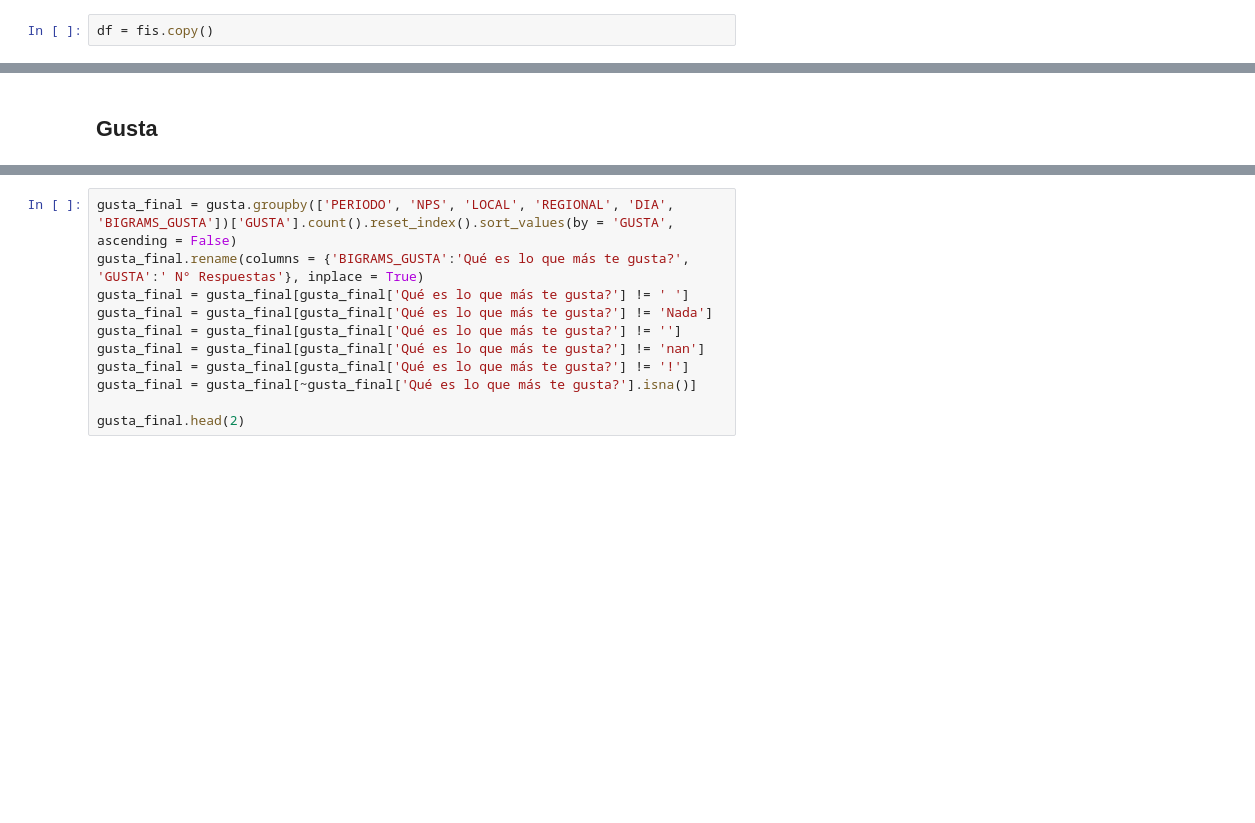
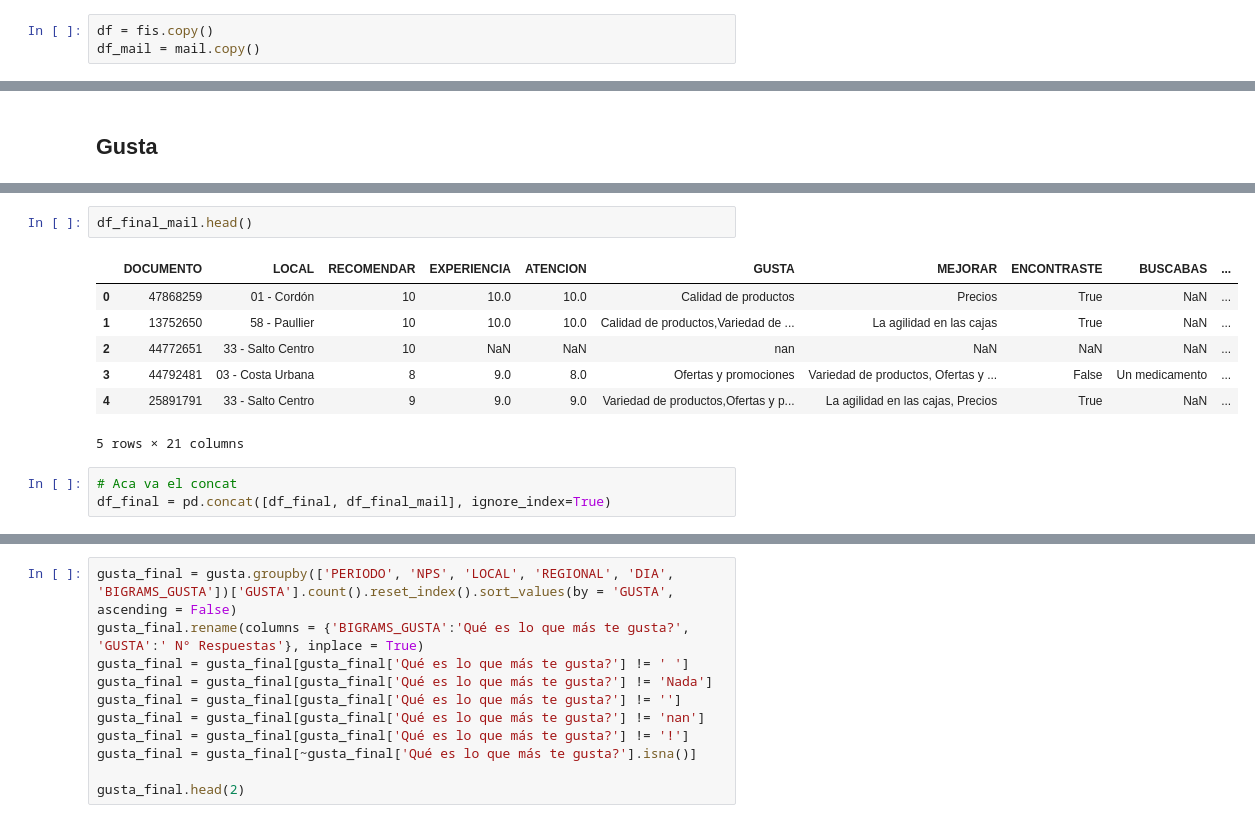
Before and after one commit to marceloocampo-gdn/nps_sr_data, a Jupyter notebook: nps_sr_clientes_dossier.ipynb, the cells around one changed output, grey strips where cells are left out. Saved outputs shown, nothing was run; the diff lists cells and outputs as text; blank space fills up the shorter version.

```diff
--- a/nps_sr_clientes_dossier.ipynb
+++ b/nps_sr_clientes_dossier.ipynb
@@ -274,3 +320,4 @@ fis.head()
 ## NPS
 # %%
 df = fis.copy()
+df_mail = mail.copy()
@@ -323 +367,14 @@ df_final = df
+# %%
+df_final_mail.head()
+# %% [output]
+|  | DOCUMENTO | LOCAL | RECOMENDAR | EXPERIENCIA | ATENCION | GUSTA | MEJORAR | ENCONTRASTE | BUSCABAS | ... |
+| 0 | 47868259 | 01 - Cordón | 10 | 10.0 | 10.0 | Calidad de productos | Precios | True | NaN | ... |
+| 1 | 13752650 | 58 - Paullier | 10 | 10.0 | 10.0 | Calidad de productos,Variedad de ... | La agilidad en las cajas | True | NaN | ... |
+| 2 | 44772651 | 33 - Salto Centro | 10 | NaN | NaN | nan | NaN | NaN | NaN | ... |
+| 3 | 44792481 | 03 - Costa Urbana | 8 | 9.0 | 8.0 | Ofertas y promociones | Variedad de productos, Ofertas y ... | False | Un medicamento | ... |
+| 4 | 25891791 | 33 - Salto Centro | 9 | 9.0 | 9.0 | Variedad de productos,Ofertas y p... | La agilidad en las cajas, Precios | True | NaN | ... |
+5 rows × 21 columns
+# %%
+# Aca va el concat
+df_final = pd.concat([df_final, df_final_mail], ignore_index=True)
 # %%
```
Also changed, not shown: parts of 33 cells of this notebook, 1 other file.
